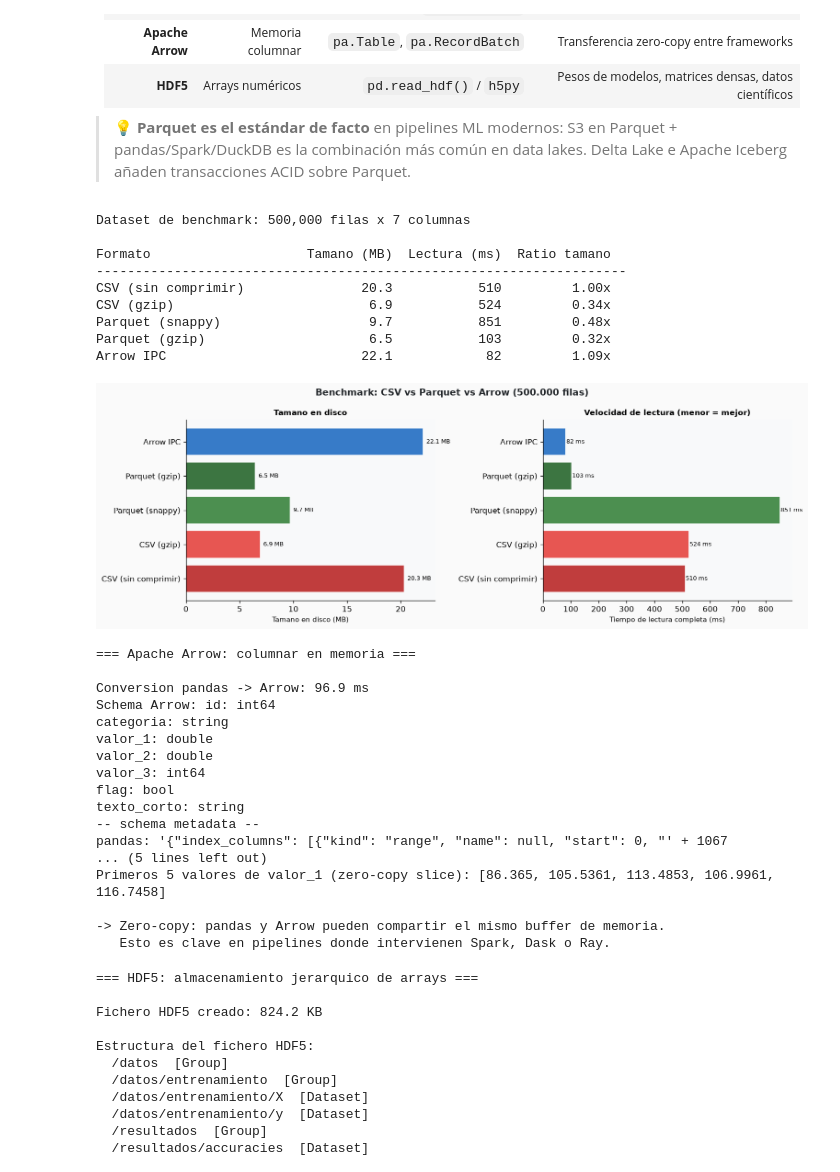
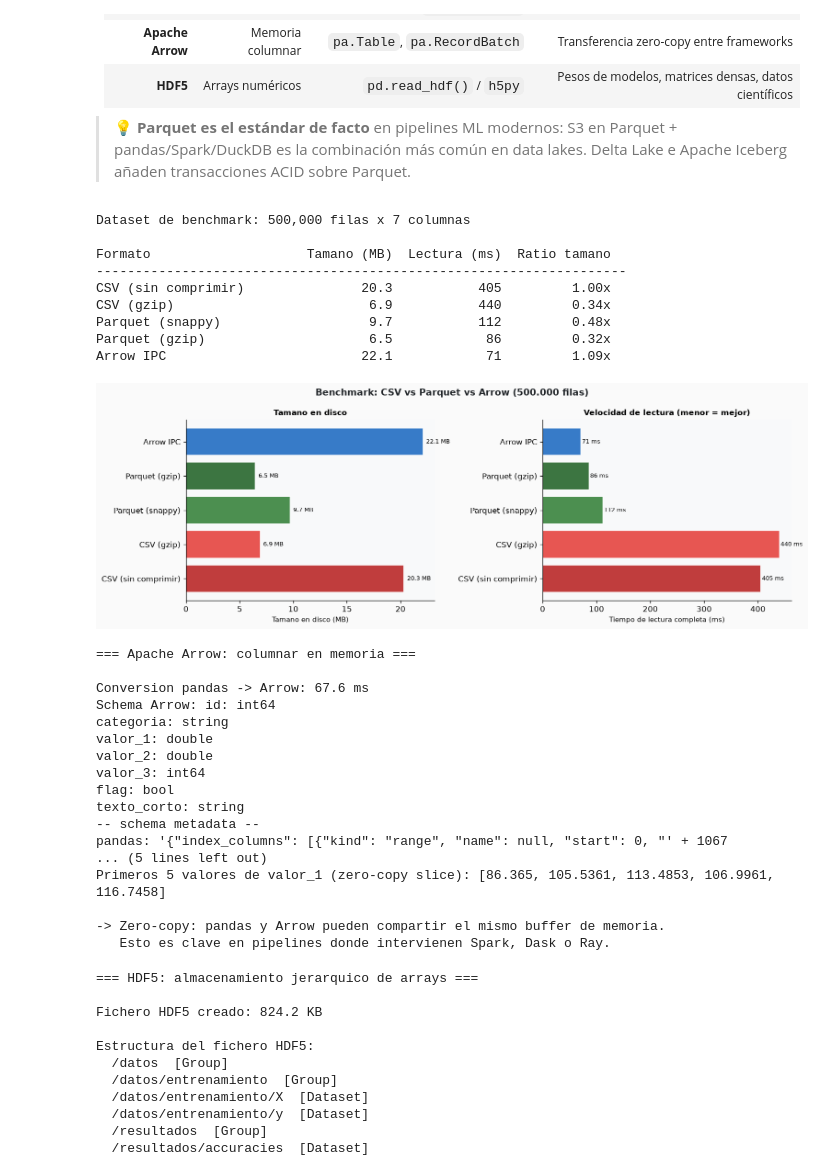
Before and after one commit to alberto-dealarcon-pro/ETCDFM, a Jupyter notebook: UD1/Bloque_2_Sistemas_de_almacenamiento/B2_Sistemas_de_almacenamiento_y_formatos.ipynb, the cells around one changed output. Saved outputs shown, nothing was run; the diff lists cells and outputs as text; code cells hidden in the pictures.

```diff
--- a/UD1/Bloque_2_Sistemas_de_almacenamiento/B2_Sistemas_de_almacenamiento_y_formatos.ipynb
+++ b/UD1/Bloque_2_Sistemas_de_almacenamiento/B2_Sistemas_de_almacenamiento_y_formatos.ipynb
@@ -72,7 +72,7 @@ ax.axis('off')
 fig.patch.set_facecolor('#FAFAFA')
 
 ax.text(6.5, 4.78, 'Principales SGBD relacionales y su rol en ML',
-        ha='center', fontsize=13, fontweight='bold', color='#212529')
+        ha='center', fontsize=15, fontweight='bold', color='#212529')
 
 sgbd_data = [
     (0.2,  '#1565C0', 'SQLite',
@@ -102,19 +102,19 @@ for x0, color, nombre, desc, usos, ventaja in sgbd_data:
                          facecolor=color, edgecolor='white', linewidth=2, alpha=0.85)
     ax.add_patch(box)
     ax.text(x0 + 1.45, 4.0, nombre,
-            ha='center', fontsize=11, fontweight='bold', color='white')
+            ha='center', fontsize=13, fontweight='bold', color='white')
     ax.text(x0 + 1.45, 3.68, desc,
-            ha='center', fontsize=7.5, color='#ECEFF1', style='italic')
+            ha='center', fontsize=9.5, color='#ECEFF1', style='italic')
     for j, uso in enumerate(usos):
         ax.text(x0 + 1.45, 3.15 - j * 0.4, '- ' + uso,
-                ha='center', fontsize=7.8, color='white')
+                ha='center', fontsize=9.8, color='white')
     # Caja de ventaja clave
     vbox = FancyBboxPatch((x0 + 0.12, 0.45), 2.66, 0.6,
                            boxstyle='round,pad=0.06',
                            facecolor='white', edgecolor=color, linewidth=1.5, alpha=0.92)
     ax.add_patch(vbox)
     ax.text(x0 + 1.45, 0.75, ventaja,
-            ha='center', fontsize=8, fontweight='bold', color=color)
+            ha='center', fontsize=10, fontweight='bold', color=color)
 
 plt.tight_layout()
 plt.show()
@@ -661,7 +807,7 @@ import numpy as np
 fig, axes = plt.subplots(1, 2, figsize=(13, 4.5))
 fig.patch.set_facecolor('#FAFAFA')
 fig.suptitle('Comparativa de formatos de intercambio: CSV vs JSON vs XML',
-             fontsize=12, fontweight='bold', color='#212529')
+             fontsize=14, fontweight='bold', color='#212529')
 
 # Puntuaciones representativas por dimension (0-1)
 dimensiones    = ['Legibilidad', 'Datos anidados', 'Tipado datos',
@@ -679,18 +825,18 @@ bars_xml  = ax1.bar(x + w, xml_scores,  width=w, color='#E65100', alpha=0.85, la
 
 ax1.set_ylim(0, 1.15)
 ax1.set_xticks(x)
-ax1.set_xticklabels(dimensiones, fontsize=8.5)
-ax1.set_ylabel('Puntuacion relativa (0-1)', fontsize=9)
-ax1.set_title('Capacidades por dimension', fontsize=10, fontweight='bold')
+ax1.set_xticklabels(dimensiones, fontsize=10.5)
+ax1.set_ylabel('Puntuacion relativa (0-1)', fontsize=11)
+ax1.set_title('Capacidades por dimension', fontsize=12, fontweight='bold')
 ax1.set_facecolor('#F8F9FA')
 ax1.spines[['top', 'right']].set_visible(False)
-ax1.legend(fontsize=9)
+ax1.legend(fontsize=11)
 
 for bars, scores in [(bars_csv, csv_scores), (bars_json, json_scores), (bars_xml, xml_scores)]:
     for bar, v in zip(bars, scores):
         if v > 0.1:
             ax1.text(bar.get_x() + bar.get_width() / 2, v + 0.02,
-                     f'{v:.0%}', ha='center', va='bottom', fontsize=7)
+                     f'{v:.0%}', ha='center', va='bottom', fontsize=9)
 
 # Grafico derecho: tamano relativo en el mismo dataset
 ax2 = axes[1]
@@ -700,13 +846,13 @@ colores_f = ['#1565C0', '#2E7D32', '#E65100']
 
 bars2 = ax2.bar(formatos, tamanios, color=colores_f, alpha=0.85, edgecolor='white', linewidth=1.5)
 ax2.set_ylim(0, 3.5)
-ax2.set_ylabel('Tamano relativo (CSV = 1.0)', fontsize=9)
-ax2.set_title('Tamano en disco (mismo dataset)', fontsize=10, fontweight='bold')
+ax2.set_ylabel('Tamano relativo (CSV = 1.0)', fontsize=11)
+ax2.set_title('Tamano en disco (mismo dataset)', fontsize=12, fontweight='bold')
 ax2.set_facecolor('#F8F9FA')
 ax2.spines[['top', 'right']].set_visible(False)
 for bar, v in zip(bars2, tamanios):
     ax2.text(bar.get_x() + bar.get_width() / 2, v + 0.05,
-             f'{v:.1f}x', ha='center', va='bottom', fontsize=10, fontweight='bold')
+             f'{v:.1f}x', ha='center', va='bottom', fontsize=12, fontweight='bold')
 
 plt.tight_layout()
 plt.show()
@@ -1016,11 +1162,11 @@ Dataset de benchmark: 500,000 filas x 7 columnas
 
 Formato                    Tamano (MB)  Lectura (ms)  Ratio tamano
 --------------------------------------------------------------------
-CSV (sin comprimir)               20.3           510         1.00x
-CSV (gzip)                         6.9           524         0.34x
-Parquet (snappy)                   9.7           851         0.48x
-Parquet (gzip)                     6.5           103         0.32x
-Arrow IPC                         22.1            82         1.09x
+CSV (sin comprimir)               20.3           405         1.00x
+CSV (gzip)                         6.9           440         0.34x
+Parquet (snappy)                   9.7           112         0.48x
+Parquet (gzip)                     6.5            86         0.32x
+Arrow IPC                         22.1            71         1.09x
 # %%
 # ── Grafico del benchmark ────────────────────────────────────────────────
 if resultados:
@@ -1033,41 +1179,41 @@ if resultados:
         'CSV (gzip)':           '#E53935',
         'Parquet (snappy)':     '#2E7D32',
         'Parquet (gzip)':       '#1B5E20',
         'Arrow IPC':            '#1565C0',
     }
     bar_colors = [colores_bench.get(n, '#546E7A') for n in nombres]
 
     fig, (ax1, ax2) = plt.subplots(1, 2, figsize=(13, 4.5))
     fig.patch.set_facecolor('#FAFAFA')
     fig.suptitle('Benchmark: CSV vs Parquet vs Arrow (500.000 filas)',
-                 fontsize=12, fontweight='bold', color='#212529')
+                 fontsize=14, fontweight='bold', color='#212529')
 
     # Tamano en disco
     bars1 = ax1.barh(nombres, tamanios, color=bar_colors, alpha=0.85, edgecolor='white')
-    ax1.set_xlabel('Tamano en disco (MB)', fontsize=9)
-    ax1.set_title('Tamano en disco', fontsize=10, fontweight='bold')
+    ax1.set_xlabel('Tamano en disco (MB)', fontsize=11)
+    ax1.set_title('Tamano en disco', fontsize=12, fontweight='bold')
     ax1.set_facecolor('#F8F9FA')
     ax1.spines[['top', 'right']].set_visible(False)
     for bar, v in zip(bars1, tamanios):
         ax1.text(v + 0.3, bar.get_y() + bar.get_height() / 2,
-                 f'{v:.1f} MB', va='center', fontsize=8)
+                 f'{v:.1f} MB', va='center', fontsize=10)
 
     # Tiempo de lectura
     bars2 = ax2.barh(nombres, tiempos, color=bar_colors, alpha=0.85, edgecolor='white')
-    ax2.set_xlabel('Tiempo de lectura completa (ms)', fontsize=9)
-    ax2.set_title('Velocidad de lectura (menor = mejor)', fontsize=10, fontweight='bold')
+    ax2.set_xlabel('Tiempo de lectura completa (ms)', fontsize=11)
+    ax2.set_title('Velocidad de lectura (menor = mejor)', fontsize=12, fontweight='bold')
     ax2.set_facecolor('#F8F9FA')
     ax2.spines[['top', 'right']].set_visible(False)
     for bar, v in zip(bars2, tiempos):
         ax2.text(v + 2, bar.get_y() + bar.get_height() / 2,
-                 f'{v:.0f} ms', va='center', fontsize=8)
+                 f'{v:.0f} ms', va='center', fontsize=10)
 
     plt.tight_layout()
     plt.show()
 else:
     print("No hay resultados de benchmark disponibles.")
 # %% [output]
-[figure, old version]
+[figure, new version]
 # %%
 # ── Apache Arrow: columnar en memoria y transferencia zero-copy ───────────
 try:
@@ -1119,7 +1265,7 @@ except ImportError:
 # %% [output]
 === Apache Arrow: columnar en memoria ===
 
-Conversion pandas -> Arrow: 96.9 ms
+Conversion pandas -> Arrow: 67.6 ms
 Schema Arrow: id: int64
 categoria: string
 valor_1: double
```
Also changed, not shown: parts of 9 cells of this notebook, 2 other files.
